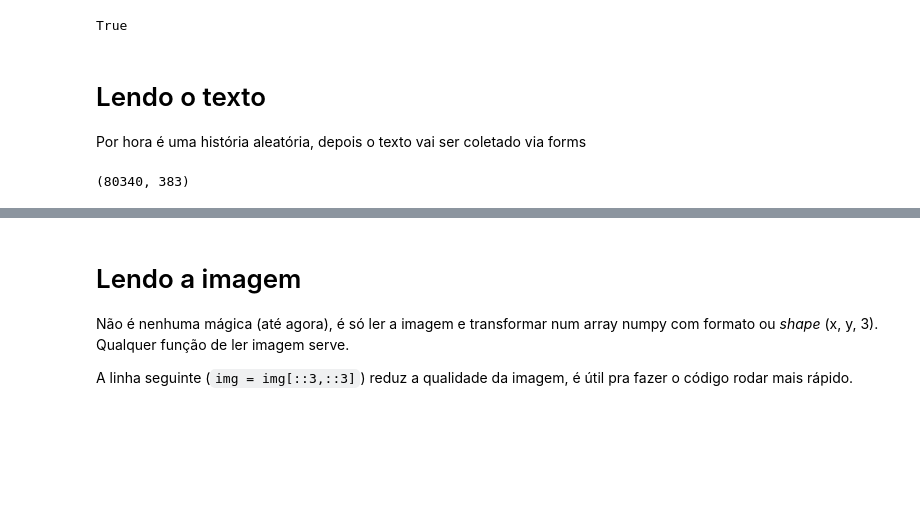
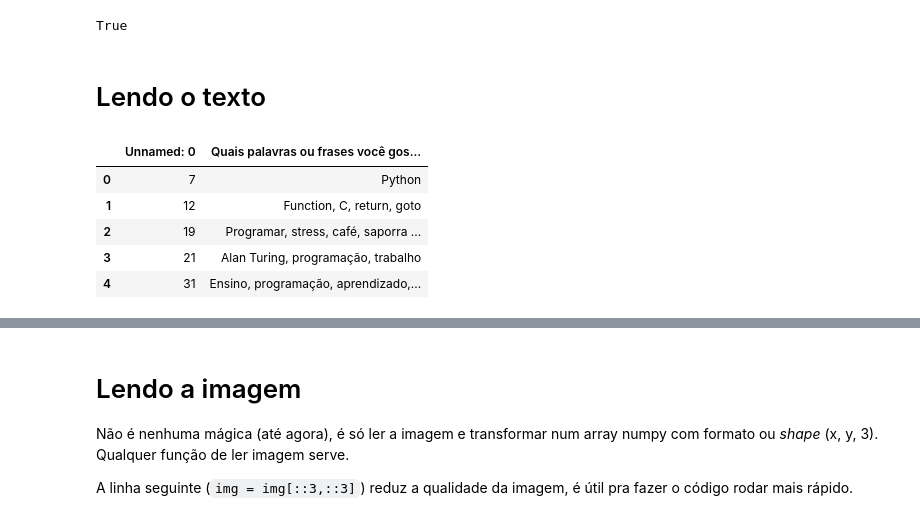
Before and after one commit to pesadaum/wordcloud-unifei, a Jupyter notebook: wc.ipynb, the cells around one changed output, grey strips where cells are left out. Cells and saved outputs as stored; diff of their text form; code cells hidden in the pictures; blank space fills up the shorter version.

```diff
--- a/wc.ipynb
+++ b/wc.ipynb
@@ -40,16 +25,16 @@ nltk.download('stopwords')
 True
 # %% [markdown]
 # Lendo o texto
-
-Por hora é uma história aleatória, depois o texto vai ser coletado via forms
 # %%
-with open('./data/text.txt') as f:
-  raw_text = f.readlines()
-  text = ' '.join([str(i) for i in raw_text]).replace('\n', '')
+df = pd.read_csv('./data/wc-text.csv')
 
-stops = nltk.corpus.stopwords.words('portuguese')
-stops += nltk.corpus.stopwords.words('english')
+df.replace('\n', ',', regex=True, inplace=True)
 
-len(text), len(stops),
+df.head()
 # %% [output]
-(80340, 383)
+|  | Unnamed: 0 | Quais palavras ou frases você gos... |
+| 0 | 7 | Python |
+| 1 | 12 | Function, C, return, goto |
+| 2 | 19 | Programar, stress, café, saporra ... |
+| 3 | 21 | Alan Turing, programação, trabalho |
+| 4 | 31 | Ensino, programação, aprendizado,... |
```
Also changed, not shown: parts of 14 cells of this notebook, 38 other files.
